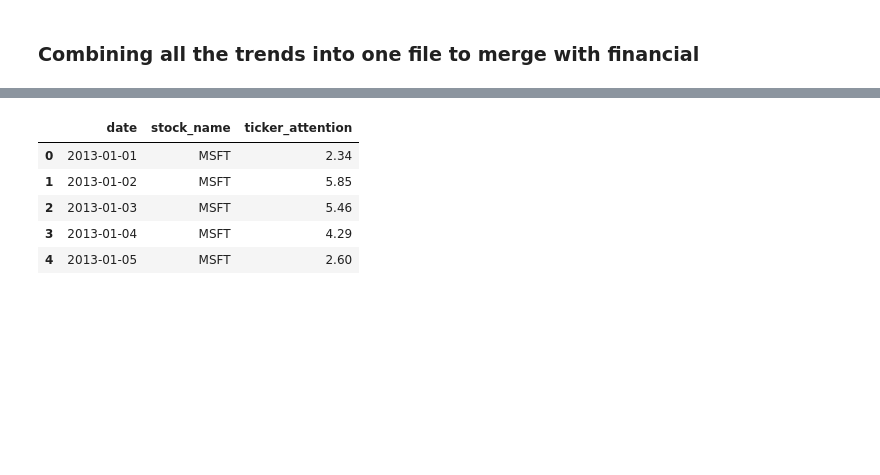
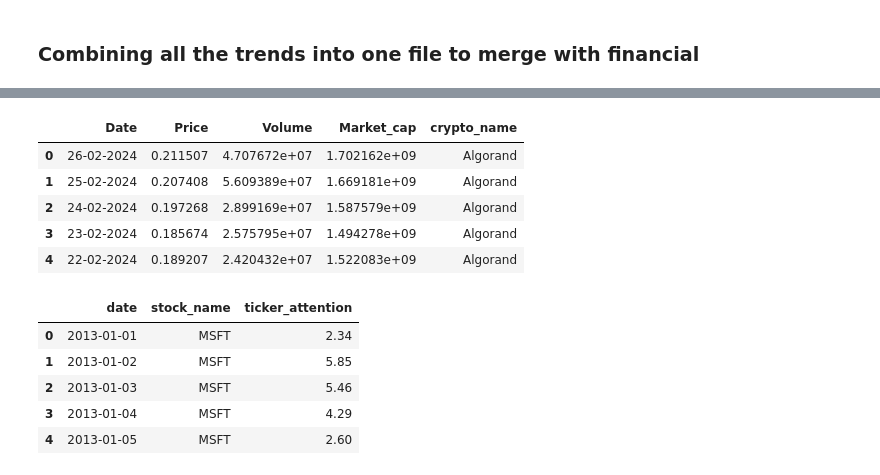
Before and after one commit to senaruetschlin/Investor_Attention, a Jupyter notebook: googletrends_AB_new.ipynb, the cells around one changed output, grey strips where cells are left out. Saved outputs shown, nothing was run; the diff lists cells and outputs as text; code cells hidden in the pictures; blank space fills up the shorter version.

```diff
--- a/googletrends_AB_new.ipynb
+++ b/googletrends_AB_new.ipynb
@@ -299,0 +467,60 @@ def merge_csv_files(input_file, folder_name, column_head, file_name):
+# %%
+import pandas as pd
+import os
+
+# Step 1: Ensure all CSV files are in the same directory (update the directory as needed).
+directory_path = 'crypto_data'
+
+# Step 2: List all the CSV files you want to merge.
+# For demonstration, I'm assuming you have a list of file names.
+# If you have too many files, you can automate this with os.listdir(directory_path).
+csv_files = [
+'Algorand_data.csv',
+'Alphatoken_data.csv',
+'Avalanche_data.csv',
+'BinanceCoin_data.csv',
+'BitcoinCash_data.csv',
+'Bitcoin_data.csv',
+'Cardano_data.csv',
+'Chainlink_data.csv',
+'Cosmos_data.csv',
+'Dogecoin_data.csv',
+'EthereumClassic_data.csv',
+'Filecoin_data.csv',
+'HederaHashgraph_data.csv',
+'ImmutableX_data.csv',
+'InjectiveProtocol_data.csv',
+'Litecoin_data.csv',
+'NEARProtocol_data.csv',
+'Polkadot_data.csv',
+'Polygon_data.csv',
+'Ripple_data.csv',
+'ShibaInu_data.csv',
+'Solana_data.csv',
+'Stacks_data.csv',
+'Stellar_data.csv',
+'Terra_data.csv',
+'Uniswap_data.csv',
+'VeChain_data.csv'
+    # Add all your file names here.
+]
+
+# Step 3: Use pandas to read each CSV file into a DataFrame and store them in a list.
+dataframes = [pd.read_csv(os.path.join(directory_path, file)) for file in csv_files]
+
+# Step 4: Concatenate all DataFrames into one single DataFrame.
+merged_dataframe = pd.concat(dataframes, ignore_index=True)
+
+# Step 5: Write the final, concatenated DataFrame to a new CSV file.
+#merged_csv_path = os.path.join(directory_path, 'merged_data.csv')
+#merged_dataframe.to_csv(merged_csv_path, index=False)
+
+merged_dataframe.head()
+#print(f'Merged file created at: {merged_csv_path}')
+# %% [output]
+|  | Date | Price | Volume | Market_cap | crypto_name |
+| 0 | 26-02-2024 | 0.211507 | 4.707672e+07 | 1.702162e+09 | Algorand |
+| 1 | 25-02-2024 | 0.207408 | 5.609389e+07 | 1.669181e+09 | Algorand |
+| 2 | 24-02-2024 | 0.197268 | 2.899169e+07 | 1.587579e+09 | Algorand |
+| 3 | 23-02-2024 | 0.185674 | 2.575795e+07 | 1.494278e+09 | Algorand |
+| 4 | 22-02-2024 | 0.189207 | 2.420432e+07 | 1.522083e+09 | Algorand |
```
Also changed, not shown: parts of 30 cells of this notebook, 34 other files.
